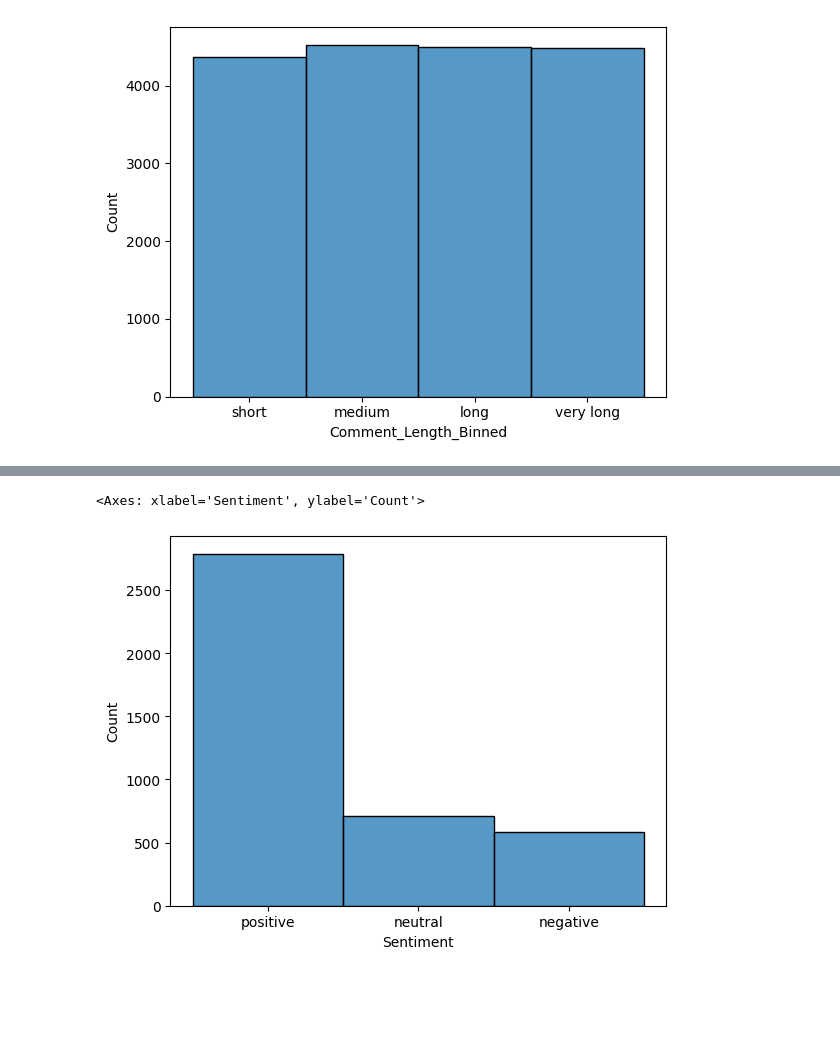
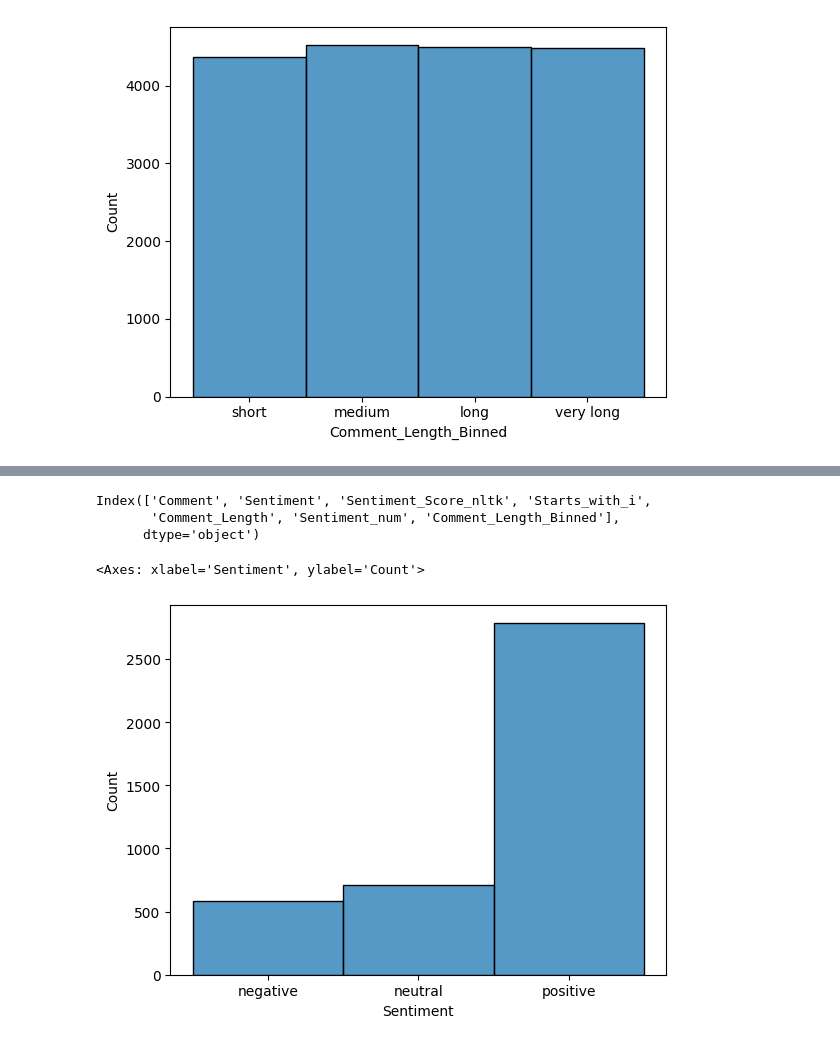
Before and after one commit to sirkoliliana/YouTubeCommentsClassification, a Jupyter notebook: data_exploring.ipynb, the cells around one changed output, grey strips where cells are left out. Drawn from its saved outputs; the diff is of its cells as text; code cells hidden in the pictures; blank space fills up the shorter version.

```diff
--- a/data_exploring.ipynb
+++ b/data_exploring.ipynb
@@ -24,6 +24,9 @@ df.describe()
 # %% [markdown]
 # Rozkład zmiennej "Sentiment"
 # %%
+
+sentiment_order = ["negative", "neutral", "positive"]
+df['Sentiment'] = pd.Categorical(df['Sentiment'], categories=sentiment_order, ordered=True)
 sentiments = sns.histplot(df['Sentiment'])
 sentiments.set_title("Sentiment distribution")
 plt.show()
@@ -106,5 +119,13 @@ sns.histplot(df['Comment_Length_Binned'])
+# %%
+print(df.columns)  # See column names
+# %% [output]
+Index(['Comment', 'Sentiment', 'Sentiment_Score_nltk', 'Starts_with_i',
+       'Comment_Length', 'Sentiment_num', 'Comment_Length_Binned'],
+      dtype='object')
 # %%
+sentiment_order = ["negative", "neutral", "positive"]
+df['Sentiment'] = pd.Categorical(df['Sentiment'], categories=sentiment_order, ordered=True)
 sns.histplot(df[df["Starts_with_i"] == True]['Sentiment'])
 # %% [output]
 <Axes: xlabel='Sentiment', ylabel='Count'>
-[figure, old version]
+[figure, new version]
```
Also changed, not shown: parts of 15 cells of this notebook, 1 other file.
